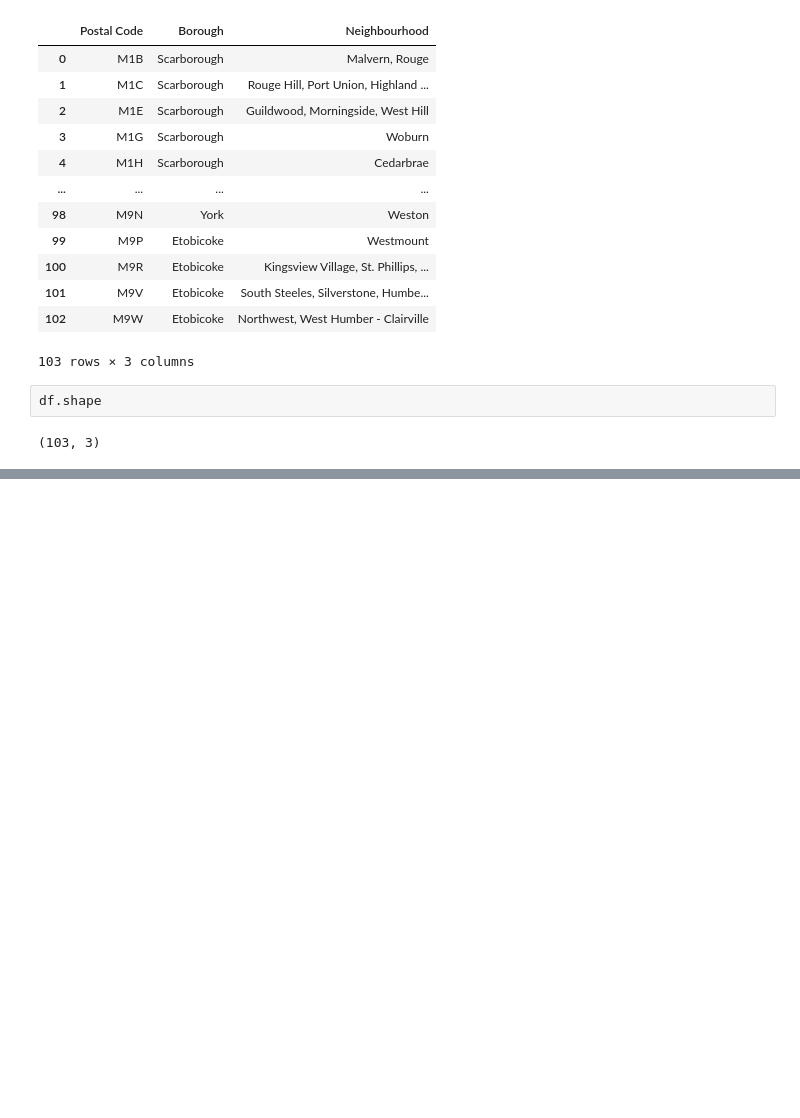
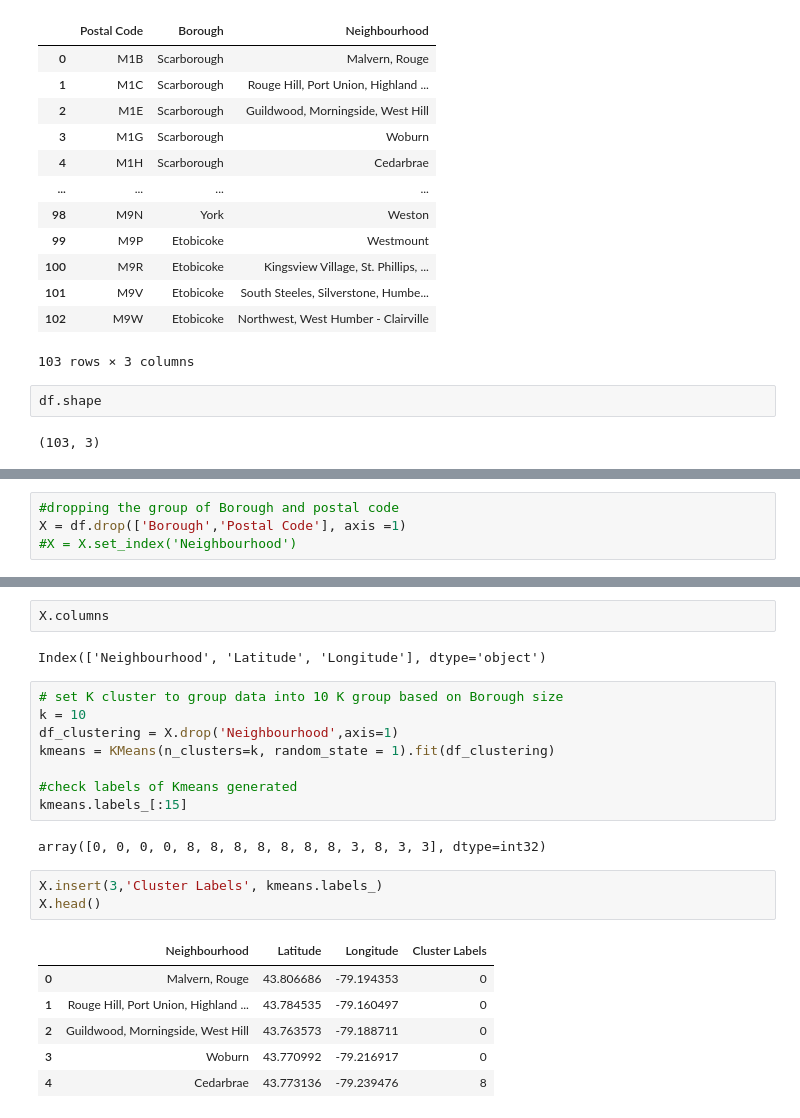
Before and after one commit to showdowmaxi/capstone, a Jupyter notebook: Segmenting and Clustering Neighborhoods in Toronto.ipynb, the cells around one changed output, grey strips where cells are left out. Saved outputs shown, nothing was run; the diff lists cells and outputs as text; blank space fills up the shorter version.

```diff
--- a/Segmenting and Clustering Neighborhoods in Toronto.ipynb
+++ b/Segmenting and Clustering Neighborhoods in Toronto.ipynb
@@ -117,0 +214,4 @@ df.shape
+# %%
+#dropping the group of Borough and postal code
+X = df.drop(['Borough','Postal Code'], axis =1)
+#X = X.set_index('Neighbourhood')
@@ -117,0 +227,24 @@ df.shape
+# %%
+X.columns
+# %% [output]
+Index(['Neighbourhood', 'Latitude', 'Longitude'], dtype='object')
+# %%
+# set K cluster to group data into 10 K group based on Borough size
+k = 10
+df_clustering = X.drop('Neighbourhood',axis=1)
+kmeans = KMeans(n_clusters=k, random_state = 1).fit(df_clustering)
+
+#check labels of Kmeans generated
+kmeans.labels_[:15]
+# %% [output]
+array([0, 0, 0, 0, 8, 8, 8, 8, 8, 8, 8, 3, 8, 3, 3], dtype=int32)
+# %%
+X.insert(3,'Cluster Labels', kmeans.labels_)
+X.head()
+# %% [output]
+|  | Neighbourhood | Latitude | Longitude | Cluster Labels |
+| 0 | Malvern, Rouge | 43.806686 | -79.194353 | 0 |
+| 1 | Rouge Hill, Port Union, Highland ... | 43.784535 | -79.160497 | 0 |
+| 2 | Guildwood, Morningside, West Hill | 43.763573 | -79.188711 | 0 |
+| 3 | Woburn | 43.770992 | -79.216917 | 0 |
+| 4 | Cedarbrae | 43.773136 | -79.239476 | 8 |
```
Also changed, not shown: parts of 11 cells of this notebook.
